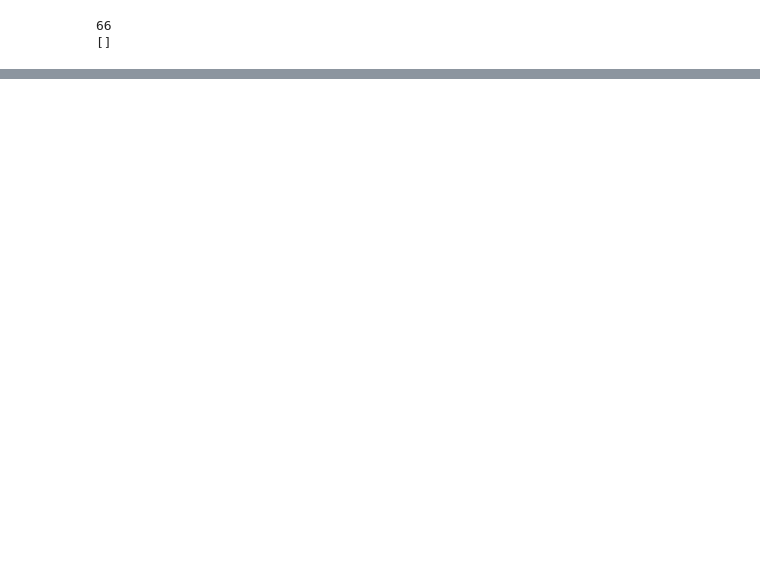
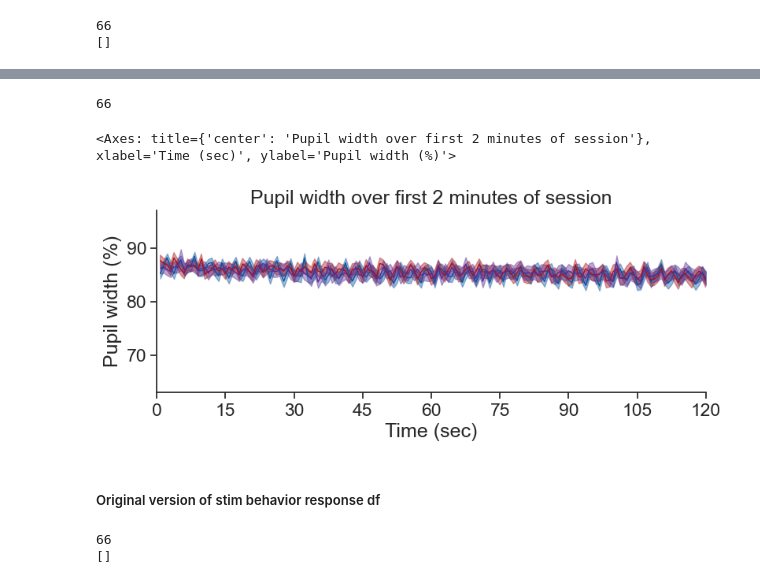
Before and after one commit to AllenInstitute/visual_behavior_analysis, a Jupyter notebook: notebooks/platform_paper_figures/figure_2_main.ipynb, the cells around one changed output, grey strips where cells are left out. Saved outputs shown, nothing was run; the diff lists cells and outputs as text; code cells hidden in the pictures; blank space fills up the shorter version.

```diff
--- a/notebooks/platform_paper_figures/figure_2_main.ipynb
+++ b/notebooks/platform_paper_figures/figure_2_main.ipynb
@@ -954,0 +523,18 @@ ppf.plot_metric_across_stimuli_by_experience_level(image_sdf, metric, time_windo
+# %%
+# mouse_id = platform_experiments.mouse_id.unique()[0]
+file_dir = loading.get_stimulus_behavior_response_dir()
+stim_behavior_response_df = pd.DataFrame()
+problem_mice = []
+for mouse_id in platform_experiments.mouse_id.unique():
+    filename = str(mouse_id)+'_stimulus_behavior_response_df.csv'
+    filepath = os.path.join(file_dir, filename)
+    try:
+        df = pd.read_csv(filepath, index_col=0)
+        df['mouse_id'] = mouse_id
+        stim_behavior_response_df = pd.concat((stim_behavior_response_df, df))
+    except:
+        problem_mice.append(mouse_id)
+
+stim_behavior_response_df = stim_behavior_response_df.merge(platform_behavior_sessions[['experience_level']], on='behavior_session_id')
+print(len(stim_behavior_response_df.mouse_id.unique()))
+print(problem_mice)
@@ -954,0 +553,52 @@ ppf.plot_metric_across_stimuli_by_experience_level(image_sdf, metric, time_windo
+# %%
+image_sdf = stim_behavior_response_df.reset_index()
+image_sdf = image_sdf[image_sdf.is_change==False]
+image_sdf = image_sdf[image_sdf.omitted==False]
+
+# Convert to percentage of baseline
+# image_sdf['mean_pupil_width'] = image_sdf['mean_pupil_width'] - 1
+image_sdf['mean_pupil_width'] = image_sdf['mean_pupil_width'] * 100
+
+# Calculate the relative stimulus_presentations_id
+image_sdf['stimulus_number'] = image_sdf.groupby(['mouse_id', 'behavior_session_id']).cumcount() + 1
+
+# Check that everything is there
+print(len(image_sdf.mouse_id.unique()))
+
+metric = 'mean_pupil_width'
+ylabel = 'Pupil width (%)'
+time_window_min = 2
+ylim = (0, 20)
+title = f'Pupil width over first {time_window_min} minutes of session'
+
+ppf.plot_metric_across_stimuli_by_experience_level(image_sdf, metric, time_window_min=time_window_min,
+                                                title=title, ylabel=ylabel, ylim=None,
+                                                interval=20, ax=None, save_dir=save_dir,
+                                                folder='within_session_behavior')
+# %% [output]
+66
+<Axes: title={'center': 'Pupil width over first 2 minutes of session'}, xlabel='Time (sec)', ylabel='Pupil width (%)'>
+[figure, added]
+# %% [markdown]
+##### Original version of stim behavior response df
+# %%
+# mouse_id = platform_experiments.mouse_id.unique()[0]
+file_dir = loading.get_stimulus_behavior_response_dir()
+stim_behavior_response_df = pd.DataFrame()
+problem_mice = []
+for mouse_id in platform_experiments.mouse_id.unique():
+    filename = str(mouse_id)+'_behavior_across_stimuli_df.csv'
+    filepath = os.path.join(file_dir, filename)
+    try:
+        df = pd.read_csv(filepath, index_col=0)
+        df['mouse_id'] = mouse_id
+        stim_behavior_response_df = pd.concat((stim_behavior_response_df, df))
+    except:
+        problem_mice.append(mouse_id)
+
+stim_behavior_response_df = stim_behavior_response_df.merge(platform_behavior_sessions[['experience_level']], on='behavior_session_id')
+print(len(stim_behavior_response_df.mouse_id.unique()))
+print(problem_mice)
+# %% [output]
+66
+[]
```
Also changed, not shown: parts of 44 cells of this notebook, 5 other files.
